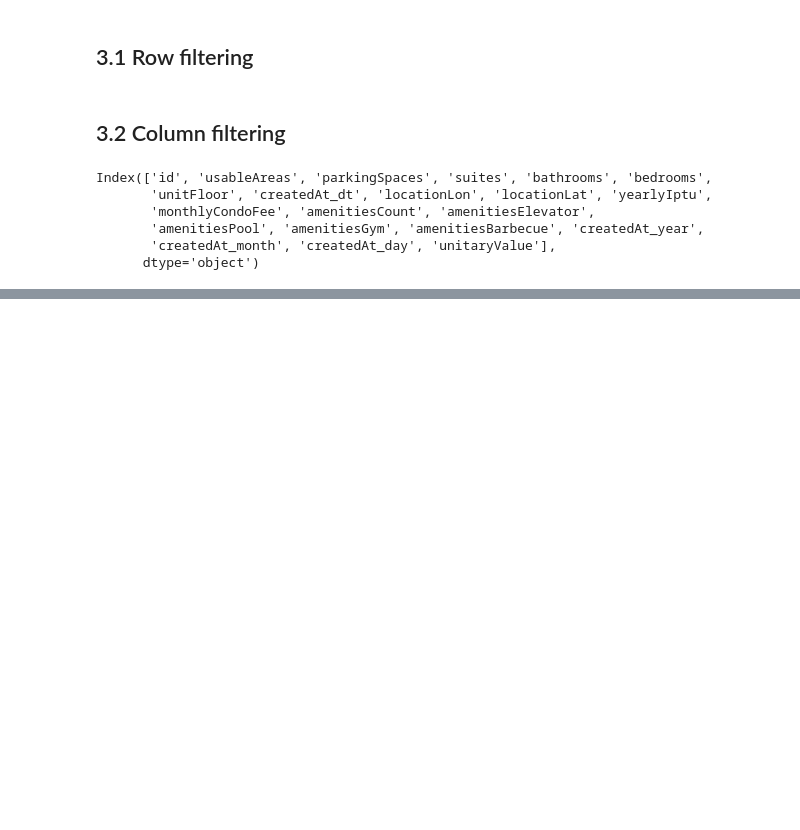
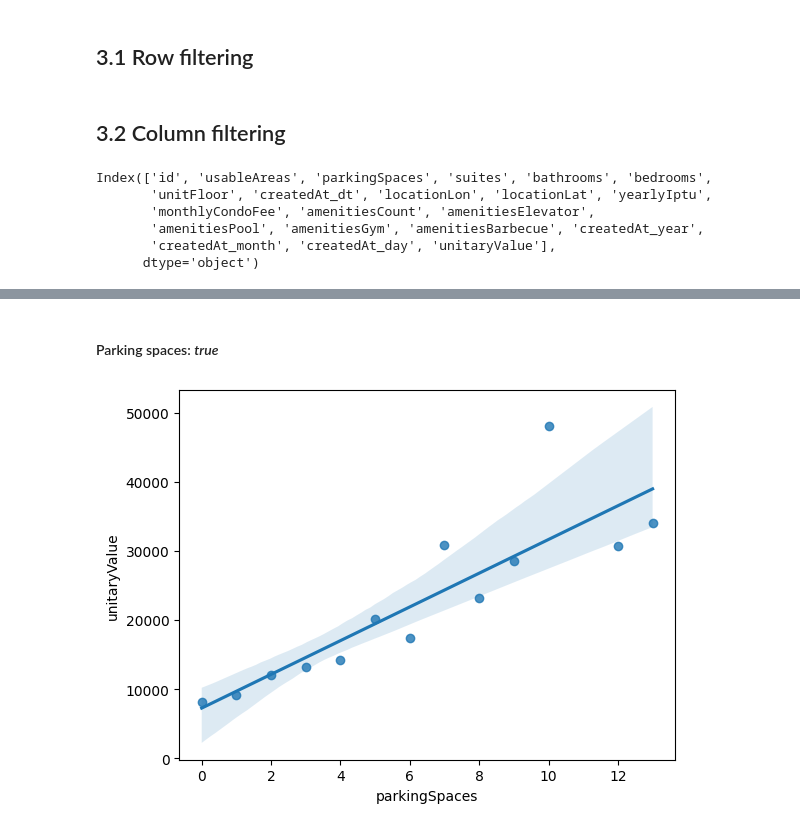
Before and after one commit to gabra7310/properties_db, a Jupyter notebook: notebooks/properties_db_00.ipynb, the cells around one changed output, grey strips where cells are left out. Drawn from its saved outputs; the diff is of its cells as text; code cells hidden in the pictures; blank space fills up the shorter version.

```diff
--- a/notebooks/properties_db_00.ipynb
+++ b/notebooks/properties_db_00.ipynb
@@ -229,0 +310,10 @@ Index(['id', 'usableAreas', 'parkingSpaces', 'suites', 'bathrooms', 'bedrooms',
+# %% [markdown]
+#### Parking spaces: *true*
+# %%
+aux0 = df4[(df4['parkingSpaces'] < 20) & (df4['unitaryValue'] < 60000)]
+
+aux1 = aux0[['parkingSpaces', 'unitaryValue']].groupby('parkingSpaces').mean().reset_index()
+
+sns.regplot(x='parkingSpaces', y='unitaryValue', data=aux1);
+# %% [output]
+[figure, added]
```
Also changed, not shown: parts of 33 cells of this notebook.
